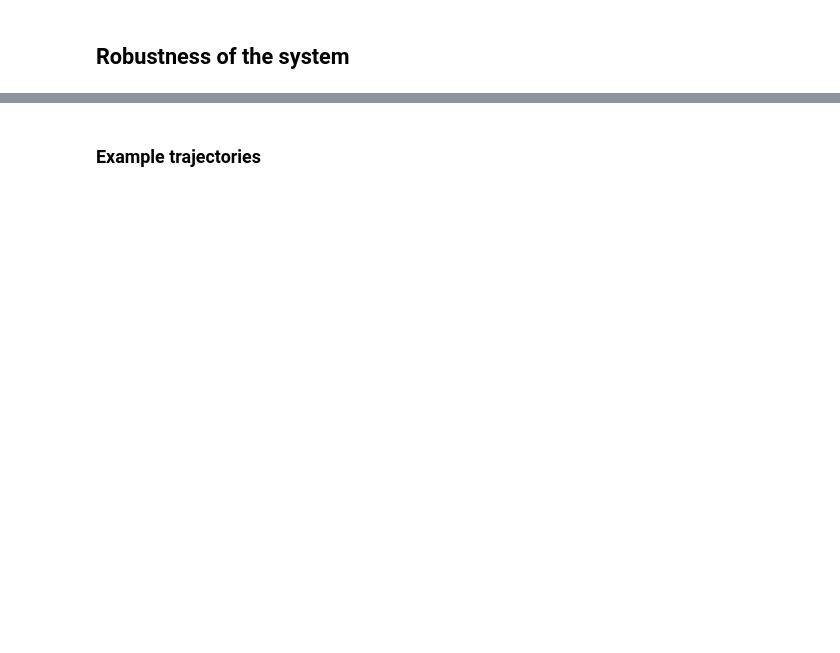
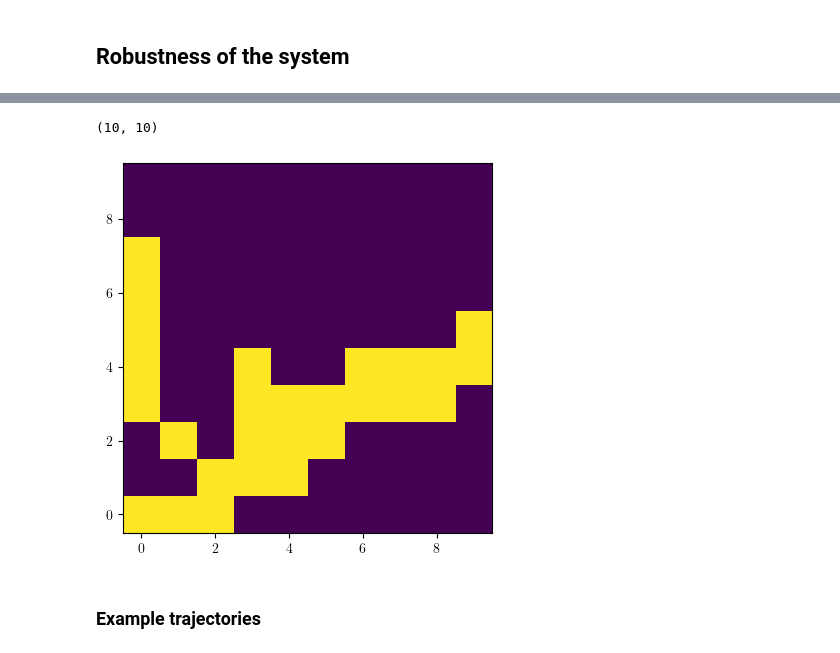
Before and after one commit to flowersteam/autodiscjax, a Jupyter notebook: examples/analyze_imgep_evaluation.ipynb, the cells around one changed output, grey strips where cells are left out. Cells and saved outputs as stored; diff of their text form; code cells hidden in the pictures; blank space fills up the shorter version.

```diff
--- a/examples/analyze_imgep_evaluation.ipynb
+++ b/examples/analyze_imgep_evaluation.ipynb
@@ -144,3 +172,22 @@ plt.show()
+# %%
+import jax.numpy as jnp
+robX = X[jnp.where(sensitivity<20000)[0]]
+H, xedges, yedges = jnp.histogram2d(
+    x=robX[:, 0],
+    y=robX[:, 1],
+    bins=10,
+    range=jnp.stack(
+        [jnp.nanmin(X, 0),
+         jnp.nanmax(X, 0)]
+    ).transpose(),
+)
+H = (H > 0)
+print(H.shape)
+plt.imshow(H, origin="lower")
+plt.show()
+# %% [output]
+(10, 10)
+[figure, added]
 # %% [markdown]
 ### Example trajectories
 # %%
```
Also changed, not shown: parts of 7 cells of this notebook, 6 other files.
